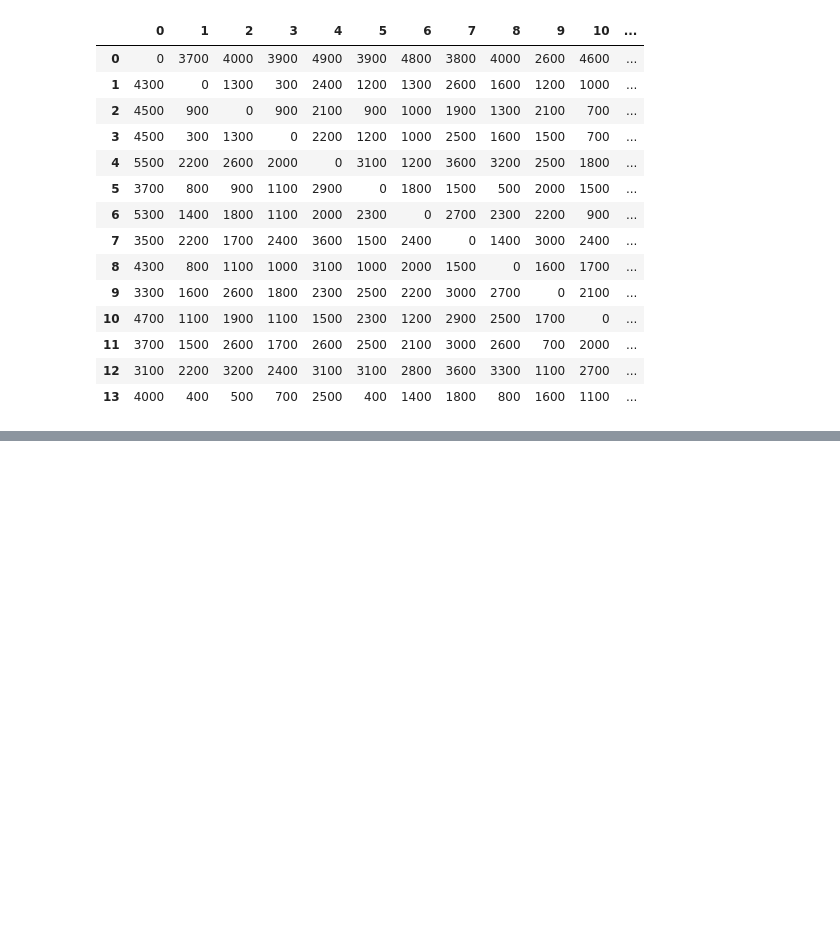
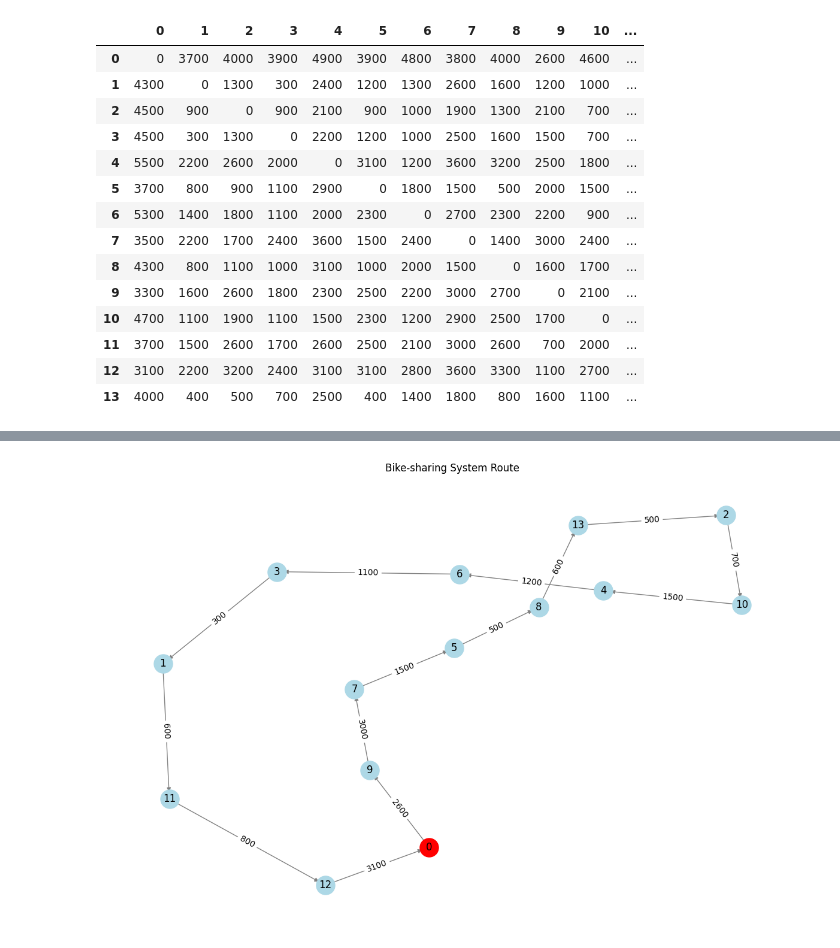
Before and after one commit to codeYann/bss-plex, a Jupyter notebook: src/bss_mtz.ipynb, the cells around one changed output, grey strips where cells are left out. Cells and saved outputs as stored; diff of their text form; code cells hidden in the pictures; blank space fills up the shorter version.

```diff
--- a/src/bss_mtz.ipynb
+++ b/src/bss_mtz.ipynb
@@ -179,0 +218,4 @@ q, demands_after_solving
+# %%
+plot_route(V, selected_edges)
+# %% [output]
+[figure, added]
```
Also changed, not shown: parts of 8 cells of this notebook.
